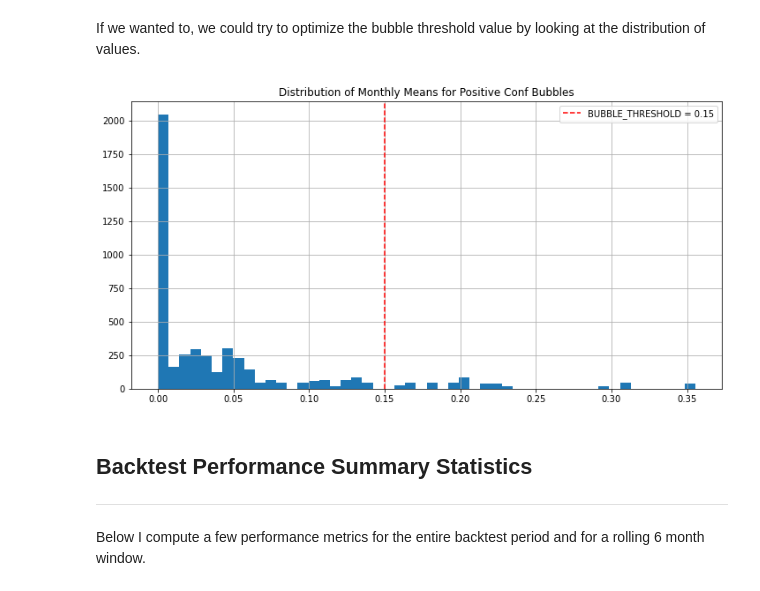
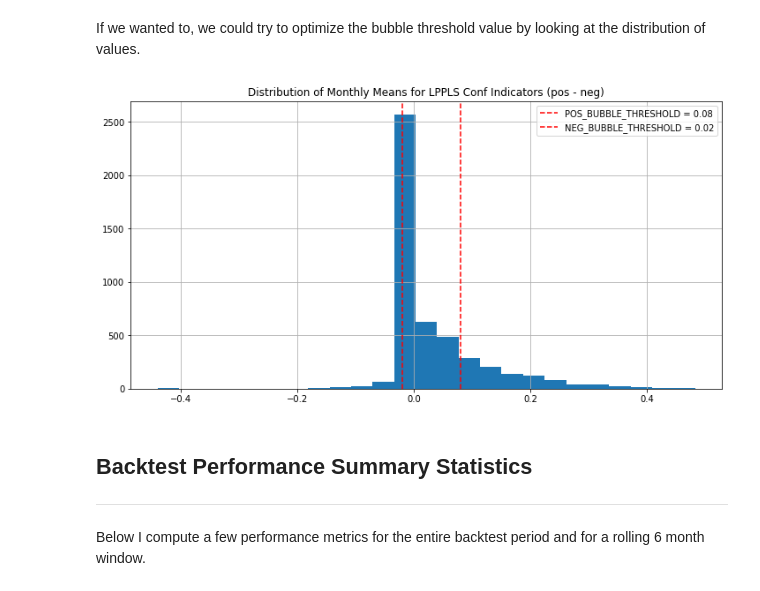
Before and after one commit to Boulder-Investment-Technologies/lppls-ci_tactical_asset_allocation, a Jupyter notebook: avoiding_bubbles.ipynb, the cells around one changed output. Cells and saved outputs as stored; diff of their text form; code cells hidden in the pictures.

Commit message:
updating to use pos_conf - neg_conf and adding the VolQ risk-off recommendation to the LPPLS indicator

```diff
--- a/avoiding_bubbles.ipynb
+++ b/avoiding_bubbles.ipynb
@@ -194,39 +195,51 @@ load LPPLS conf scores from cache
 # %% [markdown]
 Next we want to use this info to weight our portfolio. A simple rule could be to reduce equity exposure to 0% across the entire portfolio when the bubble confidence indicator exceeds a threshold.
 # %%
-pos_conf_df = res_df.drop(['price','neg_conf', '_fits'], axis=1)
+pos_conf_df = res_df.drop(['price', '_fits'], axis=1)
 bubble_portfolio_df = pos_conf_df.join(df_D)
 
+bubble_portfolio_df['conf'] = bubble_portfolio_df['pos_conf'] - bubble_portfolio_df['neg_conf']
+
 # prevent lookahead bias: use yesterday's conf score today
-bubble_portfolio_df['pos_conf'] = bubble_portfolio_df['pos_conf'].shift(1)
+bubble_portfolio_df['conf'] = bubble_portfolio_df['conf'].shift(2)
+bp_df = bubble_portfolio_df
+# # group pos_conf by month and take the mean,
+# # @TODO: it would be better to weight most recent observations heavier
+# conf_M = bubble_portfolio_df['conf'].groupby(pd.Grouper(freq='M')).mean()
 
-# group pos_conf by month and take the mean,
-# @TODO: it would be better to weight most recent observations heavier
-pos_conf_M = bubble_portfolio_df['pos_conf'].groupby(pd.Grouper(freq='M')).mean()
-
-# reintegrate monthly data to bubble_portfolio_df and forward fill the indicator,
-# the previous month's mean pos_conf will determine what we do all next month
-bp_df = bubble_portfolio_df.join(pos_conf_M.rename('pos_conf_M', inplace=True))
-bp_df['pos_conf_M'] = bp_df['pos_conf_M'].fillna(method='ffill').fillna(0)
+# # reintegrate monthly data to bubble_portfolio_df and forward fill the indicator,
+# # the previous month's mean pos_conf will determine what we do all next month
+# bp_df = bubble_portfolio_df.join(conf_M.rename('conf_M', inplace=True))
+# bp_df['conf_M'] = bp_df['conf_M'].fillna(method='ffill').fillna(0)
 
 # construct a new portfolio with bubble weights...
-conditions = [(bp_df['pos_conf_M'] > BUBBLE_THRESHOLD), (bp_df['pos_conf_M'] <= BUBBLE_THRESHOLD)]
+conditions = [
+    (bp_df['conf'] >= POS_BUBBLE_THRESHOLD),
+    ((bp_df['conf'] < POS_BUBBLE_THRESHOLD) & (bp_df['conf'] > -NEG_BUBBLE_THRESHOLD)),
+    (bp_df['conf'] <= -NEG_BUBBLE_THRESHOLD)]
 values = [
-    (   # ⬇️ This is the bubble portfolio
+    (   # ⬇️ Risk Off
         (0.0 * bp_df['VTI Returns']) \
         + (0.0 * bp_df['VTV Returns']) \
         + (0.0 * bp_df['VBR Returns']) \
         + (0.5 * bp_df['AGG Returns']) \
         + (0.5 * bp_df['TLT Returns']) \
-    ),( # ⬇️ This is the equal weight portfolio
+    ),( # ⬇️ Equal Weight
         (0.2 * bp_df['VTI Returns']) \
         + (0.2 * bp_df['VTV Returns']) \
         + (0.2 * bp_df['VBR Returns']) \
         + (0.2 * bp_df['AGG Returns']) \
         + (0.2 * bp_df['TLT Returns']) \
+    ),( # ⬇️ Risk On
+        (0.333 * bp_df['VTI Returns']) \
+        + (0.333 * bp_df['VTV Returns']) \
+        + (0.333 * bp_df['VBR Returns']) \
+        + (0.0 * bp_df['AGG Returns']) \
+        + (0.0 * bp_df['TLT Returns']) \
     )
 ]
 bp_df['Bubble Portfolio Returns'] = np.select(conditions, values)
+bp_df['Allocation'] = np.select(conditions, ['risk-off', 'equal-weight', 'risk-on'])
 
 # visualize the portfolio v benchmark
 (((1+bp_df[['Bubble Portfolio Returns', 'Benchmark Returns']]).cumprod()-1)*100).plot(
@@ -259,14 +272,15 @@ plt_u.plot_drawdown_underwater(bp_df['Bubble Portfolio Returns'])
 If we wanted to, we could try to optimize the bubble threshold value by looking at the distribution of values.
 # %%
 plt.figure(figsize=(12,6))
-plt.hist(bp_df['pos_conf_M'], bins=50)
-plt.axvline(BUBBLE_THRESHOLD, color='red', ls='--', label=f'BUBBLE_THRESHOLD = {BUBBLE_THRESHOLD}')
-plt.title('Distribution of Monthly Means for Positive Conf Bubbles')
+plt.hist(bp_df['conf'], bins=25)
+plt.axvline(POS_BUBBLE_THRESHOLD, color='red', ls='--', label=f'POS_BUBBLE_THRESHOLD = {POS_BUBBLE_THRESHOLD}')
+plt.axvline(-NEG_BUBBLE_THRESHOLD, color='red', ls='--', label=f'NEG_BUBBLE_THRESHOLD = {NEG_BUBBLE_THRESHOLD}')
+plt.title('Distribution of Monthly Means for LPPLS Conf Indicators (pos - neg)')
 plt.legend()
 plt.grid()
 plt.show()
 # %% [output]
-[figure, old version]
+[figure, new version]
 # %% [markdown]
 ## Backtest Performance Summary Statistics
 ---
```
Also changed, not shown: parts of 8 cells of this notebook, 2 other files.
